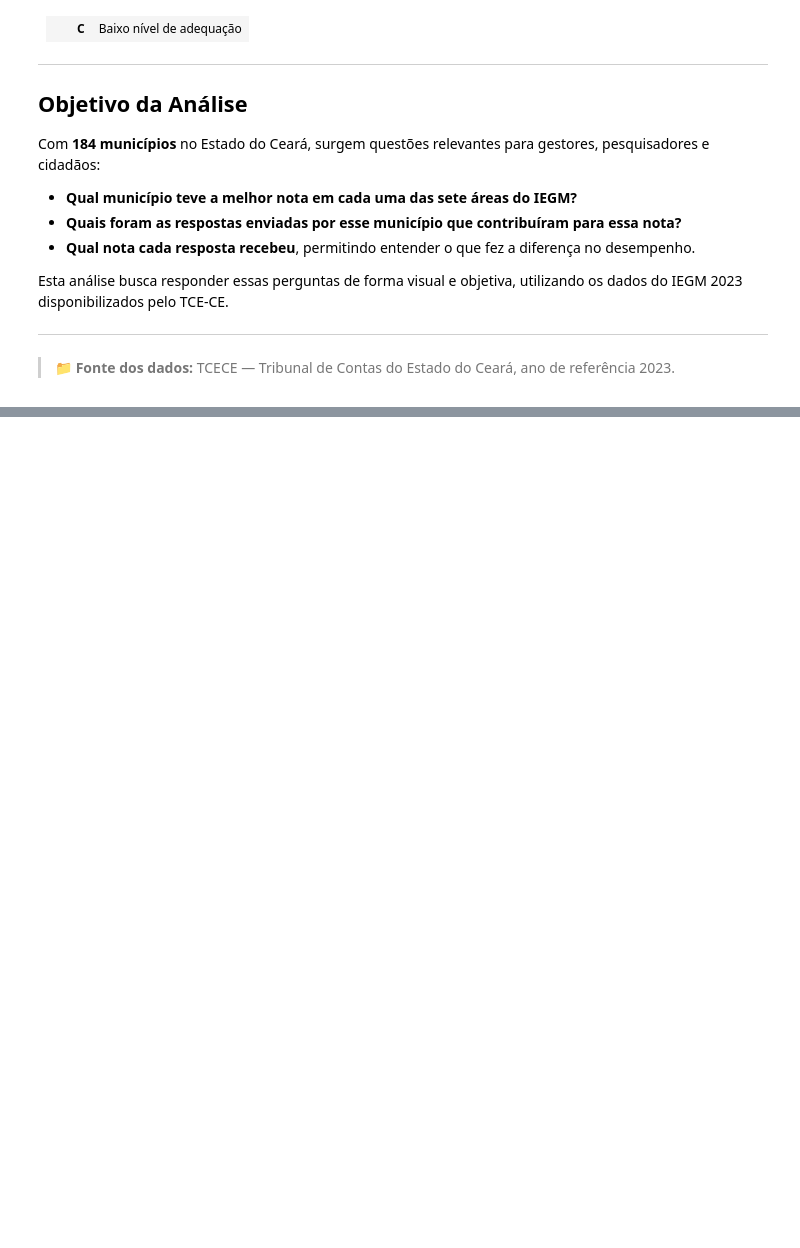
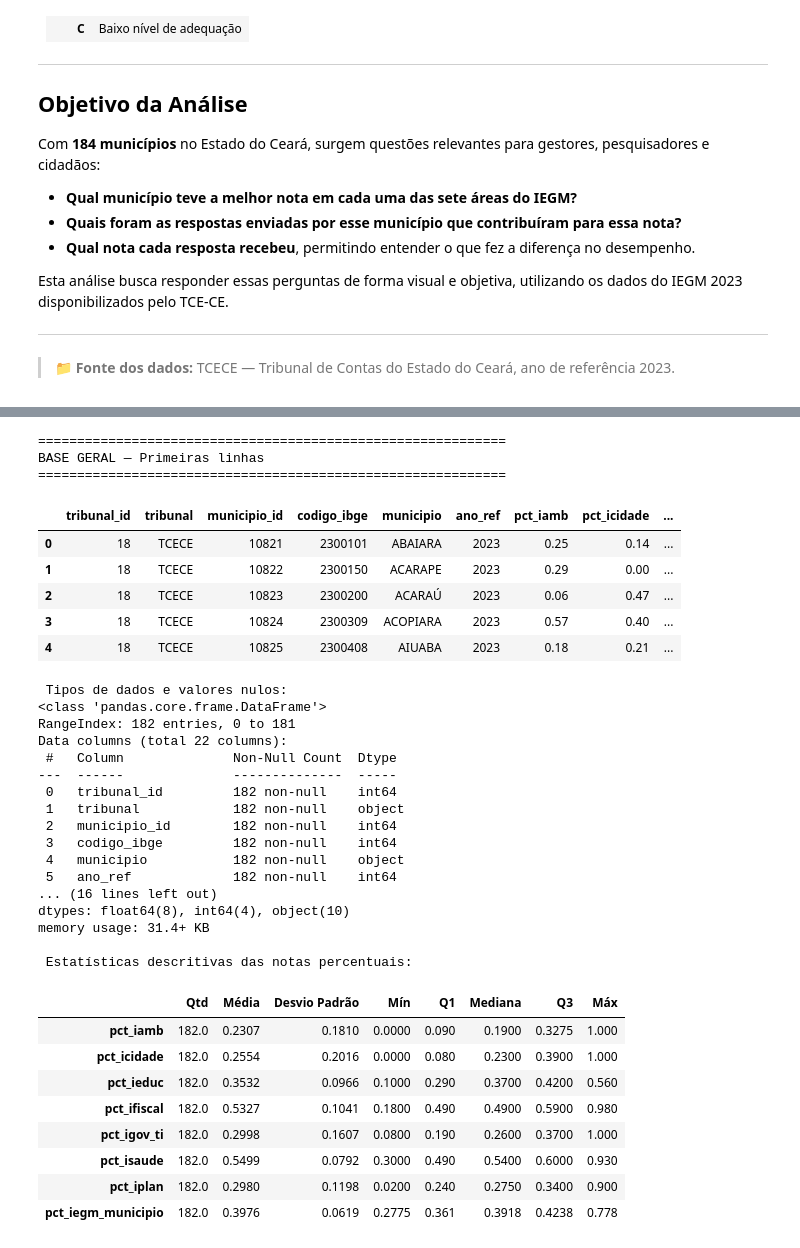
Before and after one commit to rhaymarthins/analise-iegm, a Jupyter notebook: iegm_analise.ipynb, the cells around one changed output, grey strips where cells are left out. Cells and saved outputs as stored; diff of their text form; code cells hidden in the pictures; blank space fills up the shorter version.

```diff
--- a/iegm_analise.ipynb
+++ b/iegm_analise.ipynb
@@ -44,0 +72,25 @@ Esta análise busca responder essas perguntas de forma visual e objetiva, utiliz
+# %%
+# ============================================================
+# Carregamento das bases de dados
+# ============================================================
+
+# Base 1: Notas gerais por município
+df_geral = pd.read_csv('geral_iegm_2023_TCECE_municipio.csv', sep=';', decimal=',', encoding='utf-16')
+
+# Base 2: Respostas individuais — engine python para lidar com linhas inconsistentes
+df_respostas = pd.read_csv(
+    'respostas_iegm_2023_TCECE_completo_nota.csv',
+    sep=';',
+    decimal=',',
+    encoding='utf-16',
+    engine='python',
+    on_bad_lines='skip'   # pula linhas com campos a mais
+)
+
+# Base 3: Cálculo detalhado das notas por área
+df_calculo = pd.read_csv('calculo_iegm_2023_TCECE_completo.csv', sep=';', decimal=',', encoding='utf-16')
+
+print("Bases carregadas com sucesso:")
+print(f"\ndf_geral:     {df_geral.shape[0]} linhas | {df_geral.shape[1]} colunas")
+print(f"df_respostas: {df_respostas.shape[0]} linhas | {df_respostas.shape[1]} colunas")
+print(f"df_calculo:   {df_calculo.shape[0]} linhas | {df_calculo.shape[1]} colunas")
@@ -44,0 +108,54 @@ Esta análise busca responder essas perguntas de forma visual e objetiva, utiliz
+# %%
+# -----------------------------------------------------
+# BASE GERAL
+# -----------------------------------------------------
+print("=" * 60)
+print("BASE GERAL — Primeiras linhas")
+print("=" * 60)
+display(df_geral.head())
+
+print("\n Tipos de dados e valores nulos:")
+df_geral.info()
+
+print("\n Estatísticas descritivas das notas percentuais:")
+colunas_pct = [c for c in df_geral.columns if c.startswith('pct_')]
+display(df_geral[colunas_pct].describe().T.rename(columns={
+    'count': 'Qtd', 'mean': 'Média', 'std': 'Desvio Padrão',
+    'min': 'Mín', '25%': 'Q1', '50%': 'Mediana', '75%': 'Q3', 'max': 'Máx'
+}).round(4))
+# %% [output]
+============================================================
+BASE GERAL — Primeiras linhas
+============================================================
+|  | tribunal_id | tribunal | municipio_id | codigo_ibge | municipio | ano_ref | pct_iamb | pct_icidade | ... |
+| 0 | 18 | TCECE | 10821 | 2300101 | ABAIARA | 2023 | 0.25 | 0.14 | ... |
+| 1 | 18 | TCECE | 10822 | 2300150 | ACARAPE | 2023 | 0.29 | 0.00 | ... |
+| 2 | 18 | TCECE | 10823 | 2300200 | ACARAÚ | 2023 | 0.06 | 0.47 | ... |
+| 3 | 18 | TCECE | 10824 | 2300309 | ACOPIARA | 2023 | 0.57 | 0.40 | ... |
+| 4 | 18 | TCECE | 10825 | 2300408 | AIUABA | 2023 | 0.18 | 0.21 | ... |
+ Tipos de dados e valores nulos:
+<class 'pandas.core.frame.DataFrame'>
+RangeIndex: 182 entries, 0 to 181
+Data columns (total 22 columns):
+ #   Column              Non-Null Count  Dtype
+---  ------              --------------  -----
+ 0   tribunal_id         182 non-null    int64
+ 1   tribunal            182 non-null    object
+ 2   municipio_id        182 non-null    int64
+ 3   codigo_ibge         182 non-null    int64
+ 4   municipio           182 non-null    object
+ 5   ano_ref             182 non-null    int64
+... (16 lines left out)
+dtypes: float64(8), int64(4), object(10)
+memory usage: 31.4+ KB
+
+ Estatísticas descritivas das notas percentuais:
+|  | Qtd | Média | Desvio Padrão | Mín | Q1 | Mediana | Q3 | Máx |
+| pct_iamb | 182.0 | 0.2307 | 0.1810 | 0.0000 | 0.090 | 0.1900 | 0.3275 | 1.000 |
+| pct_icidade | 182.0 | 0.2554 | 0.2016 | 0.0000 | 0.080 | 0.2300 | 0.3900 | 1.000 |
+| pct_ieduc | 182.0 | 0.3532 | 0.0966 | 0.1000 | 0.290 | 0.3700 | 0.4200 | 0.560 |
+| pct_ifiscal | 182.0 | 0.5327 | 0.1041 | 0.1800 | 0.490 | 0.4900 | 0.5900 | 0.980 |
+| pct_igov_ti | 182.0 | 0.2998 | 0.1607 | 0.0800 | 0.190 | 0.2600 | 0.3700 | 1.000 |
+| pct_isaude | 182.0 | 0.5499 | 0.0792 | 0.3000 | 0.490 | 0.5400 | 0.6000 | 0.930 |
+| pct_iplan | 182.0 | 0.2980 | 0.1198 | 0.0200 | 0.240 | 0.2750 | 0.3400 | 0.900 |
+| pct_iegm_municipio | 182.0 | 0.3976 | 0.0619 | 0.2775 | 0.361 | 0.3918 | 0.4238 | 0.778 |
```
Also changed, not shown: parts of 9 cells of this notebook.
